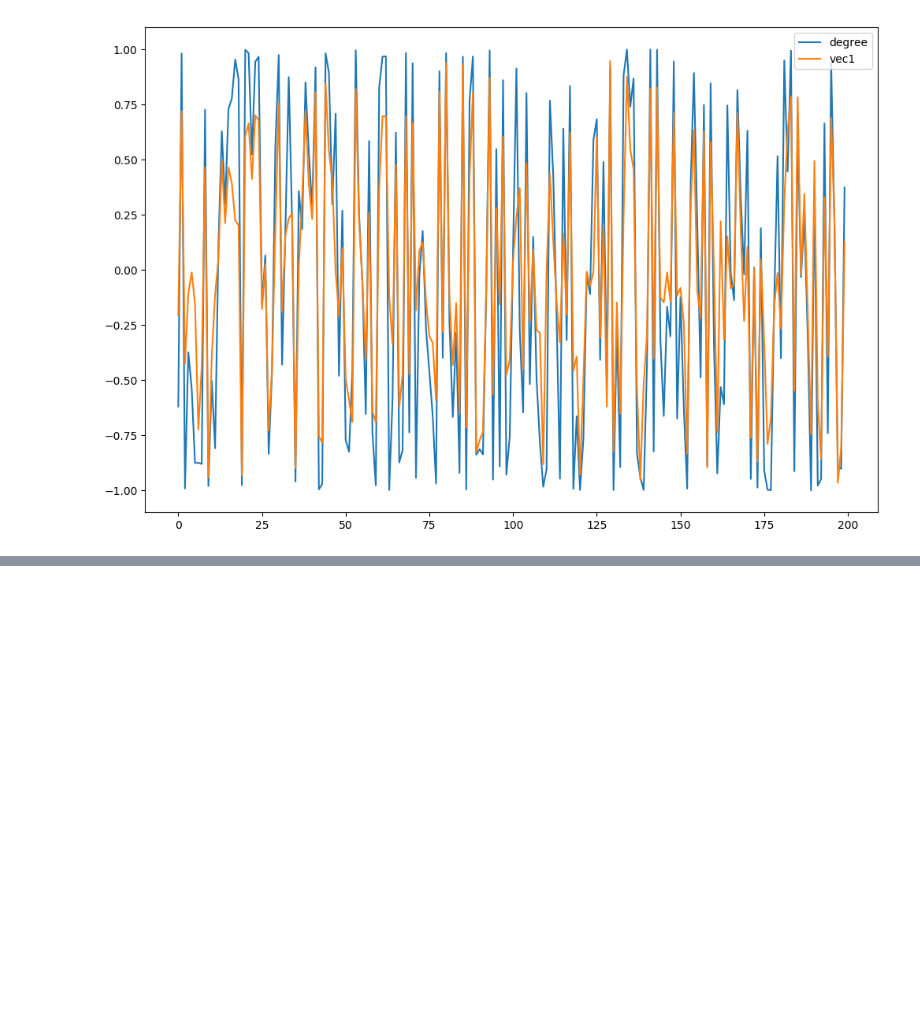
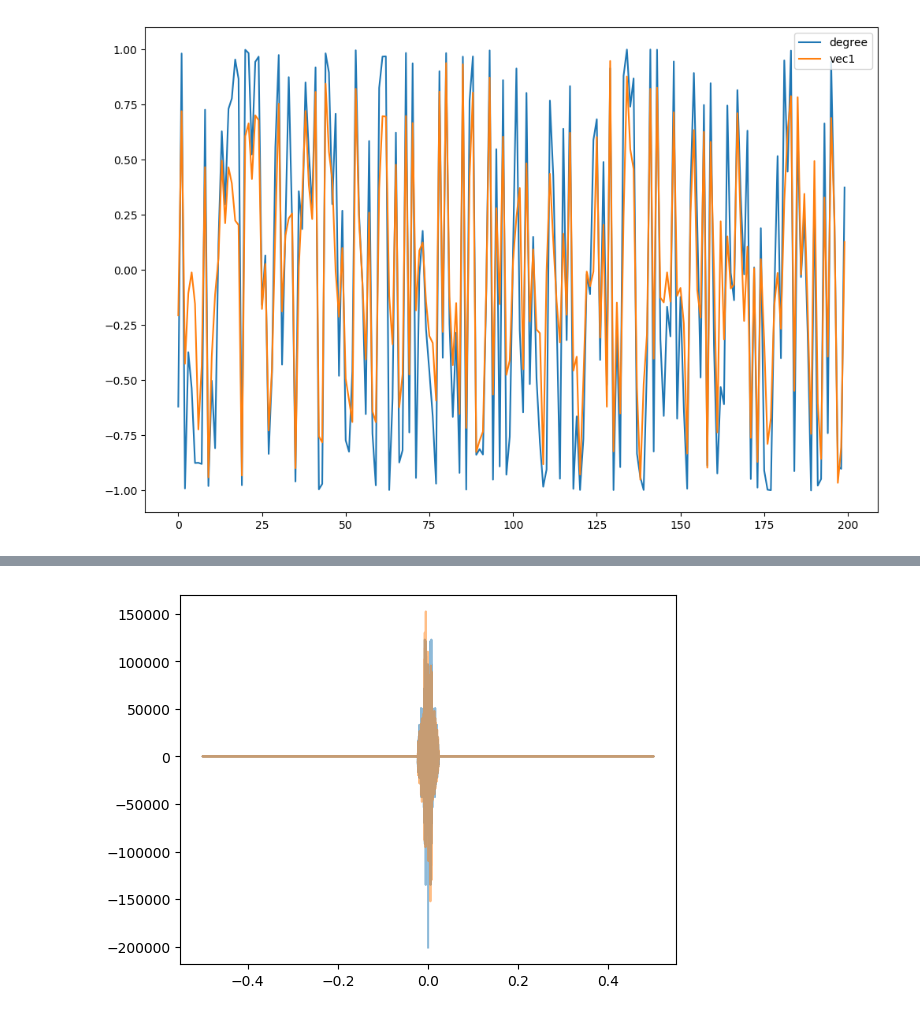
Before and after one commit to Felix-Thiele/Sound-Localization-CSGO, a Jupyter notebook: Observations.ipynb, the cells around one changed output, grey strips where cells are left out. Drawn from its saved outputs; the diff is of its cells as text; code cells hidden in the pictures; blank space fills up the shorter version.

```diff
--- a/Observations.ipynb
+++ b/Observations.ipynb
@@ -83,0 +110,4 @@ plt.show()
+# %%
+fourier(res);
+# %% [output]
+[figure, added]
```
Also changed, not shown: parts of 10 cells of this notebook, 5 other files.
